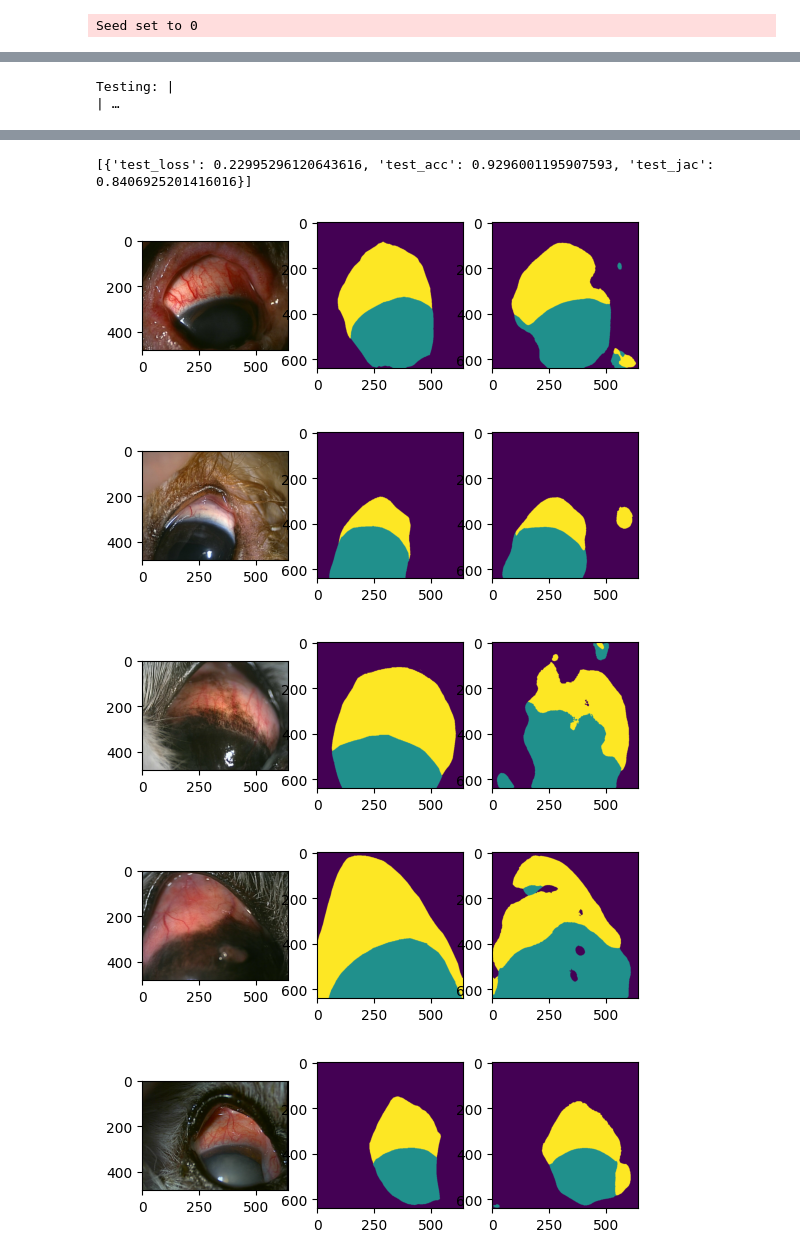
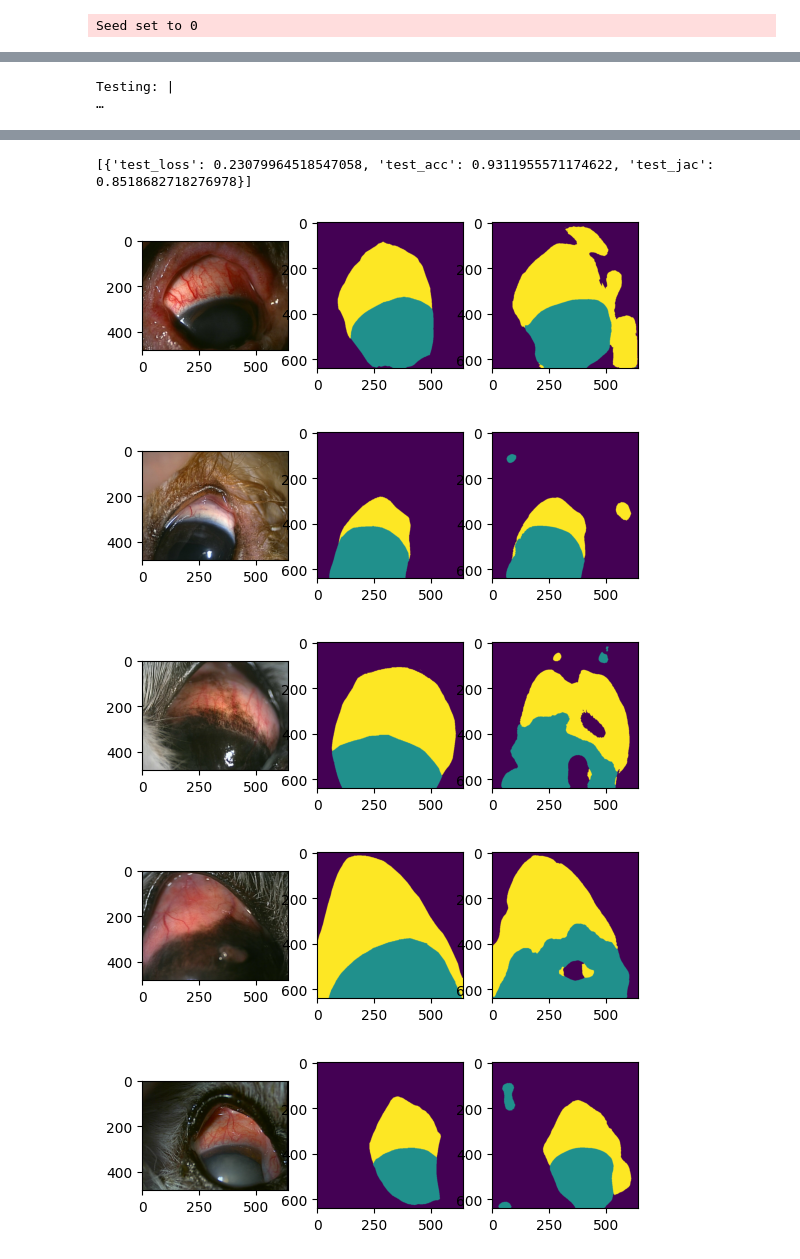
Before and after one commit to endaaman/ketsu, a Jupyter notebook: note2.ipynb, the cells around one changed output, grey strips where cells are left out. Drawn from its saved outputs; the diff is of its cells as text; code cells hidden in the pictures.

```diff
--- a/note2.ipynb
+++ b/note2.ipynb
@@ -39,15 +31,18 @@ Testing: |
 # %%
 from torchvision import transforms
+
+name = 'base-v4'
 
 test_ds = ConjDataset(mode='val', size=640, augmentation=False, normalization=True)
 test_loader = DataLoader(test_ds, 10, num_workers=4)
 trainer = pl.Trainer(
     accelerator='gpu',
+    logger=False,
     devices=1,
 )
 
 module = ConjModule.load_from_checkpoint(
-    './checkpoints/unet16n/base3.ckpt',
+    f'./checkpoints/unet16n/{name}.ckpt',
 )
 
 print(trainer.test(module, test_loader))
@@ -79,7 +74,7 @@ GPU available: True (cuda), used: True
 TPU available: False, using: 0 TPU cores
 HPU available: False, using: 0 HPUs
 LOCAL_RANK: 0 - CUDA_VISIBLE_DEVICES: [0]
-Testing: |                                                                                                  | …
+Testing: |                                                                                                    …
 ┏━━━━━━━━━━━━━━━━━━━━━━━━━━━┳━━━━━━━━━━━━━━━━━━━━━━━━━━━┓
 ┃        Test metric        ┃       DataLoader 0        ┃
 ┡━━━━━━━━━━━━━━━━━━━━━━━━━━━╇━━━━━━━━━━━━━━━━━━━━━━━━━━━┩
@@ -89,7 +84,7 @@ Testing: |
 └───────────────────────────┴───────────────────────────┘
-[{'test_loss': 0.22995296120643616, 'test_acc': 0.9296001195907593, 'test_jac': 0.8406925201416016}]
+[{'test_loss': 0.23079964518547058, 'test_acc': 0.9311955571174622, 'test_jac': 0.8518682718276978}]
-[figure, old version]
+[figure, new version]
-[figure, old version]
+[figure, new version]
-[figure, old version]
+[figure, new version]
-[figure, old version]
+[figure, new version]
-[figure, old version]
+[figure, new version]
```
Also changed, not shown: parts of 3 cells of this notebook, 3 other files.
